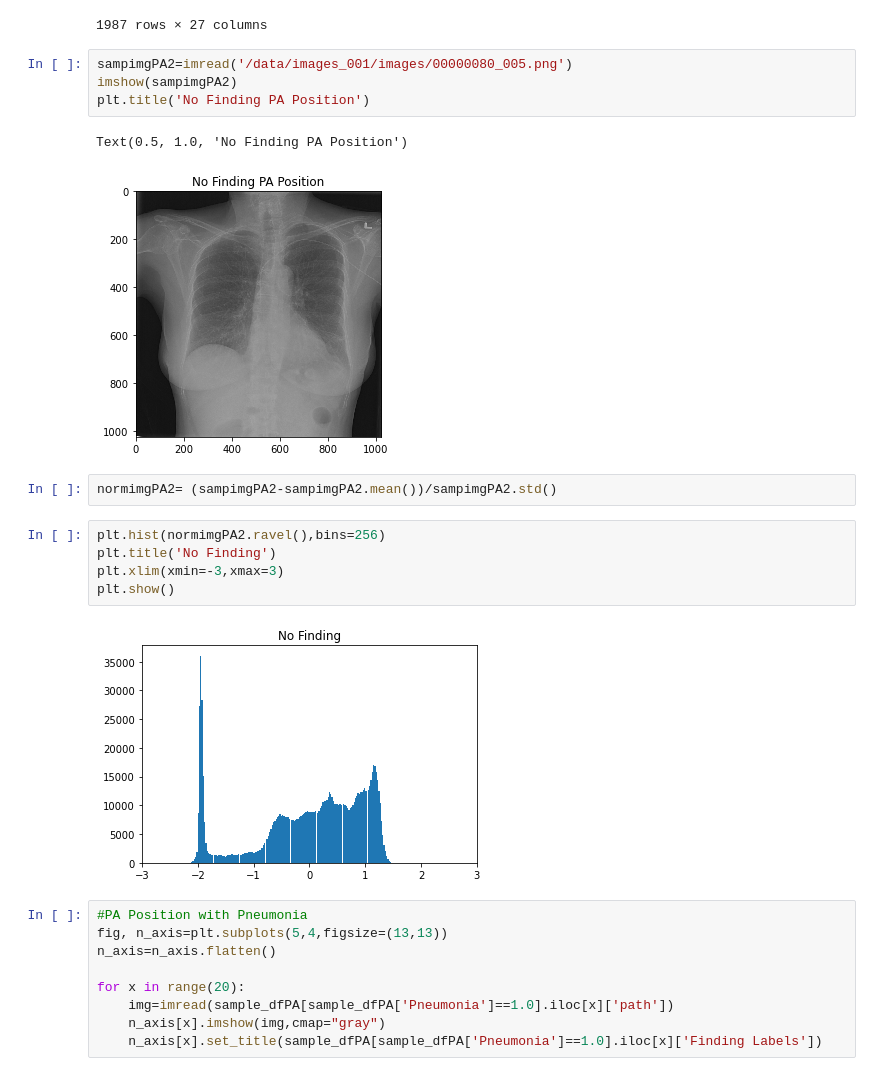
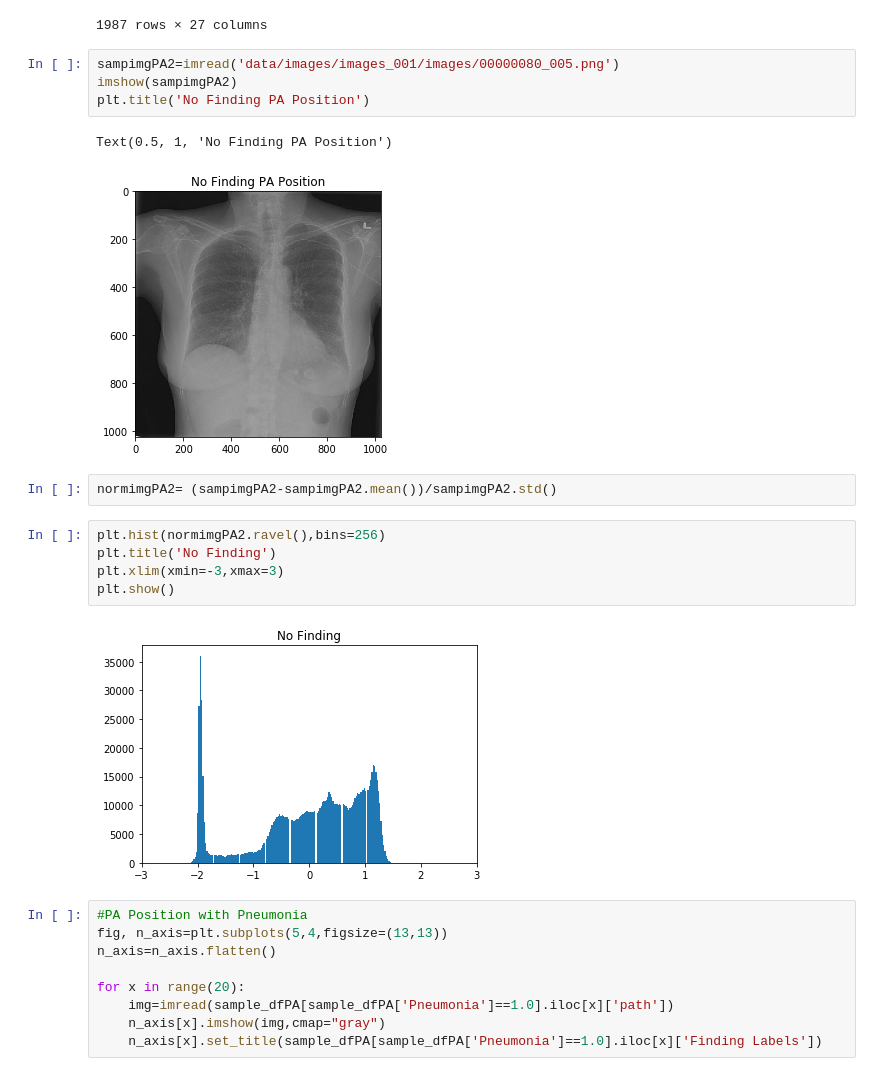
Before and after one commit to ElliotY-ML/Pneumonia_Detection_ChestX, a Jupyter notebook: EDA.ipynb, the cells around one changed output. Cells and saved outputs as stored; diff of their text form.

```diff
--- a/EDA.ipynb
+++ b/EDA.ipynb
@@ -452,12 +456,12 @@ sample_dfPA[sample_dfPA['No Finding']==1]
 | 5605 | 00030797_000.png | No Finding | 0 | 30797 | 024Y | M | PA | ... |
 1987 rows × 27 columns
 # %%
-sampimgPA2=imread('/data/images_001/images/00000080_005.png')
+sampimgPA2=imread('data/images/images_001/images/00000080_005.png')
 imshow(sampimgPA2)
 plt.title('No Finding PA Position')
 # %% [output]
-Text(0.5, 1.0, 'No Finding PA Position')
+Text(0.5, 1, 'No Finding PA Position')
-[figure, old version]
+[figure, new version]
 # %%
 normimgPA2= (sampimgPA2-sampimgPA2.mean())/sampimgPA2.std()
 # %%
@@ -466,7 +470,7 @@ plt.title('No Finding')
 plt.xlim(xmin=-3,xmax=3)
 plt.show()
 # %% [output]
-[figure, old version]
+[figure, new version]
 # %%
 #PA Position with Pneumonia
 fig, n_axis=plt.subplots(5,4,figsize=(13,13))
```
Also changed, not shown: parts of 26 cells of this notebook, 18 other files.
